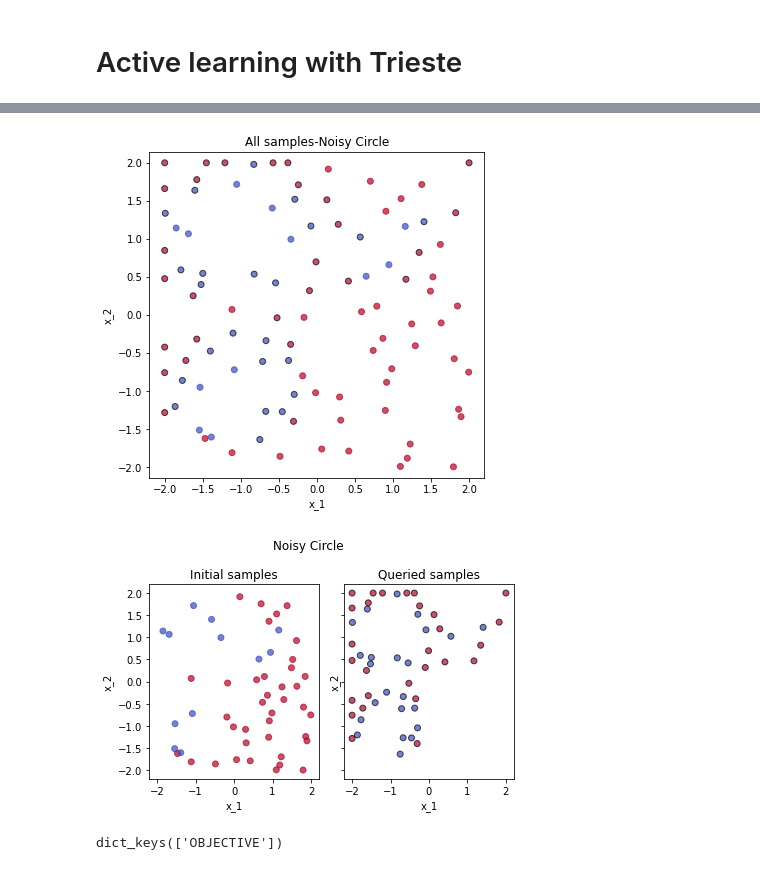
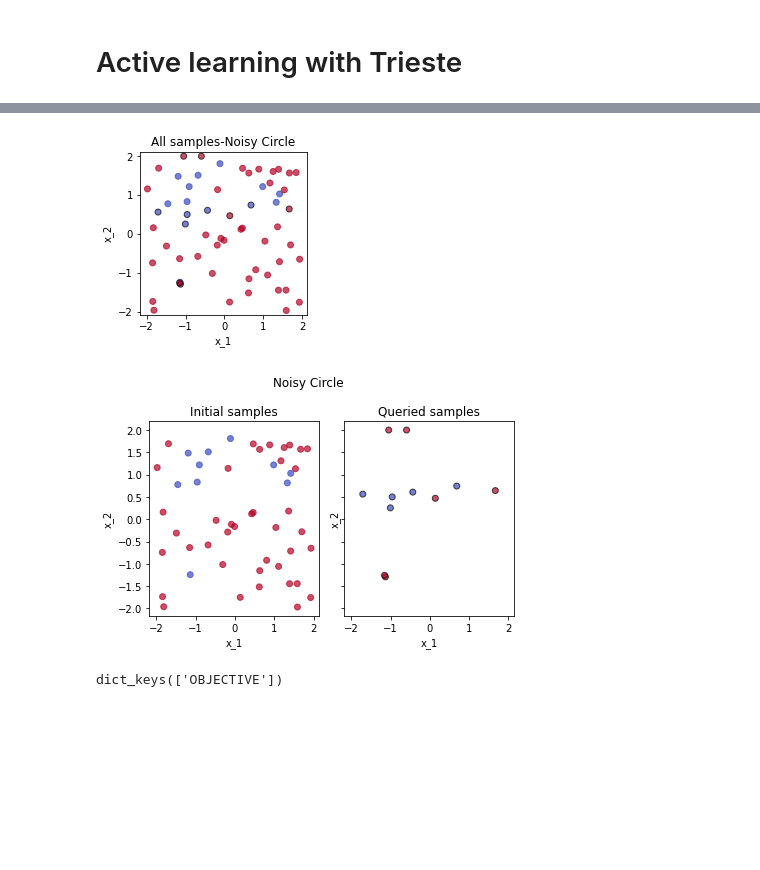
Before and after one commit to predict-idlab/OnlineNeuro, a Jupyter notebook: notebooks/GP_binary example.ipynb, the cells around one changed output, grey strips where cells are left out. Saved outputs shown, nothing was run; the diff lists cells and outputs as text; code cells hidden in the pictures; blank space fills up the shorter version.

```diff
--- a/notebooks/GP_binary example.ipynb
+++ b/notebooks/GP_binary example.ipynb
@@ -176,8 +161,10 @@ model_config = {'classification':True,
                 'noise_free':True,
                }
 
+save_results = False
+save_path = 'models'
 online_model = build_model(init_dataset,
-                           search_space_pipe.search_space,
+                           search_space,
                            model_config)
 
 acq = BayesianActiveLearningByDisagreement()
@@ -185,13 +172,15 @@ rule = EfficientGlobalOptimization(builder=acq,
                                    num_query_points=1 #A lot of models can only query 1 point at a time.
                                    )
 
-ask_tell = AskTellOptimizer(search_space = search_space_pipe.search_space,
-                            datasets=init_dataset,
-                            models=online_model,
-                            acquisition_rule=rule,
-                            fit_model = True)
+ask_tell = AskTellOptimizerHistory(search_space = search_space,
+                                   datasets=init_dataset,
+                                   models=online_model,
+                                   acquisition_rule=rule,
+                                   fit_model = True,
+                                   overwrite = True,
+                                   track_path='models')
 # %%
-max_iters = 50
+max_iters = 10
 iter = 0
 
 init_df = qp_df.copy()
@@ -199,7 +188,7 @@ qp_dfs = []
 while iter <= max_iters:
     print(f"{iter}/{max_iters}",end='\r')
     #Request point to sample
-    qp_orig = ask_tell.ask()
+    qp_orig = ask_tell.ask_and_save()
     qp_orig = qp_orig.numpy()
 
     if scaler:
@@ -221,4 +210,6 @@ while iter <= max_iters:
     ask_tell.tell(tagged_output)
 
     iter += 1
+
+ask_tell.save()
 # %% [output]
@@ -246,34 +237,34 @@ init_df.shape, qp_dfs.shape
 # %%
-plt.figure(figsize=(6, 6))
+plt.figure(figsize=(3, 3))
 plt.scatter(init_df['x_1'], init_df['x_2'], c=init_df['observation'],
             cmap='coolwarm', alpha=0.7, label='init_samples')
 plt.scatter(qp_dfs['x_1'], qp_dfs['x_2'], c=qp_dfs['observation']+2,
             cmap='coolwarm', alpha=0.7, label='collected_samples',
            edgecolors='black')
 plt.xlabel('x_1')
 plt.ylabel('x_2')
 plt.axis('equal')
 plt.title("All samples-Noisy Circle")
 plt.show()
 
 fig, ax = plt.subplots(figsize=(6, 4), ncols=2, sharey=True, sharex=True)
 ax[0].scatter(init_df['x_1'], init_df['x_2'], c=init_df['observation'],
             cmap='coolwarm', alpha=0.7, label='init_samples')
 ax[1].scatter(qp_dfs['x_1'], qp_dfs['x_2'], c=qp_dfs['observation']+2,
             cmap='coolwarm', alpha=0.7, label='collected_samples',
            edgecolors='black')
 ax[0].set_xlabel('x_1')
 ax[1].set_xlabel('x_1')
 ax[0].set_ylabel('x_2')
 ax[1].set_ylabel('x_2')
 ax[0].set_title("Initial samples")
 ax[1].set_title("Queried samples")
 fig.suptitle("Noisy Circle")
 fig.tight_layout()
 plt.show()
 # %% [output]
-[figure, old version]
+[figure, new version]
-[figure, old version]
+[figure, new version]
 # %%
 ask_tell.datasets.keys()
 # %% [output]
```
Also changed, not shown: parts of 20 cells of this notebook.
